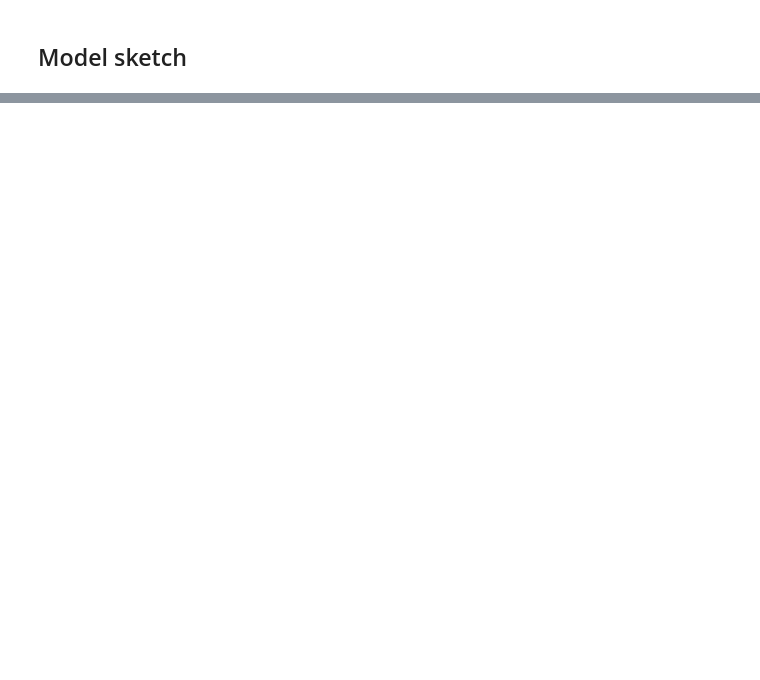
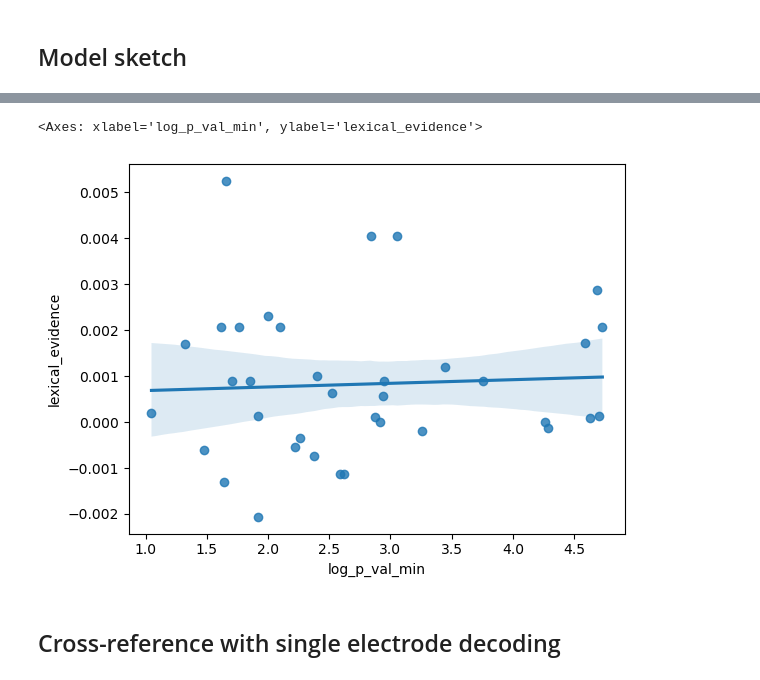
Before and after one commit to hans/barakeet, a Jupyter notebook: notebooks/phoneme_causal4.ipynb, the cells around one changed output, grey strips where cells are left out. Saved outputs shown, nothing was run; the diff lists cells and outputs as text; code cells hidden in the pictures; blank space fills up the shorter version.

```diff
--- a/notebooks/phoneme_causal4.ipynb
+++ b/notebooks/phoneme_causal4.ipynb
@@ -837,0 +661,2 @@ searchlight_manual
+# %%
+eoi_df = pd.read_csv("outputs/trf_eois/eois.csv")
@@ -837,0 +679,3 @@ searchlight_manual
+# %%
+eoi_df_wide = eoi_df.rename(columns={"electrode": "electrode_idx"}).pivot_table(index=["subject", "electrode_idx"], columns="feature_block", values="unique_variance")
+eoi_df_wide
@@ -837,0 +697,3 @@ searchlight_manual
+# %%
+mrg = pd.merge(searchlight_results_df, eoi_df_wide, left_on=["subject", "electrode_idx"], right_index=True, how="left")
+mrg
@@ -837,0 +714,11 @@ searchlight_manual
+# %%
+mrg.loc[mrg.p_val_min == mrg.p_val_left, "corr_best"] = mrg.loc[mrg.p_val_min == mrg.p_val_left, "corr_left"].abs()
+mrg.loc[mrg.p_val_min == mrg.p_val_right, "corr_best"] = mrg.loc[mrg.p_val_min == mrg.p_val_right, "corr_right"].abs()
+mrg["log_p_val_min"] = -np.log10(mrg.counterfactual_test_p)
+# %%
+sns.regplot(data=mrg.reset_index(), x="log_p_val_min", y="lexical_evidence")
+# %% [output]
+<Axes: xlabel='log_p_val_min', ylabel='lexical_evidence'>
+[figure, added]
+# %% [markdown]
+## Cross-reference with single electrode decoding
```
Also changed, not shown: parts of 47 cells of this notebook, 1 other file.
